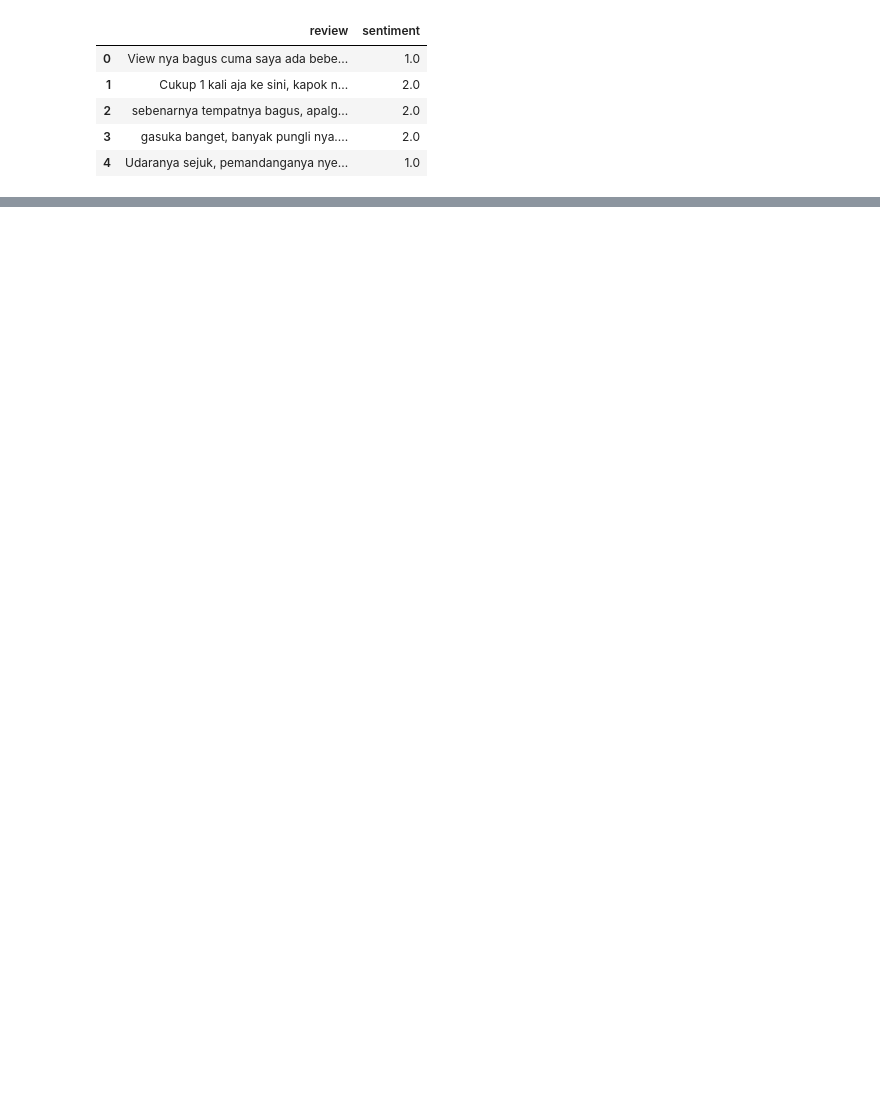
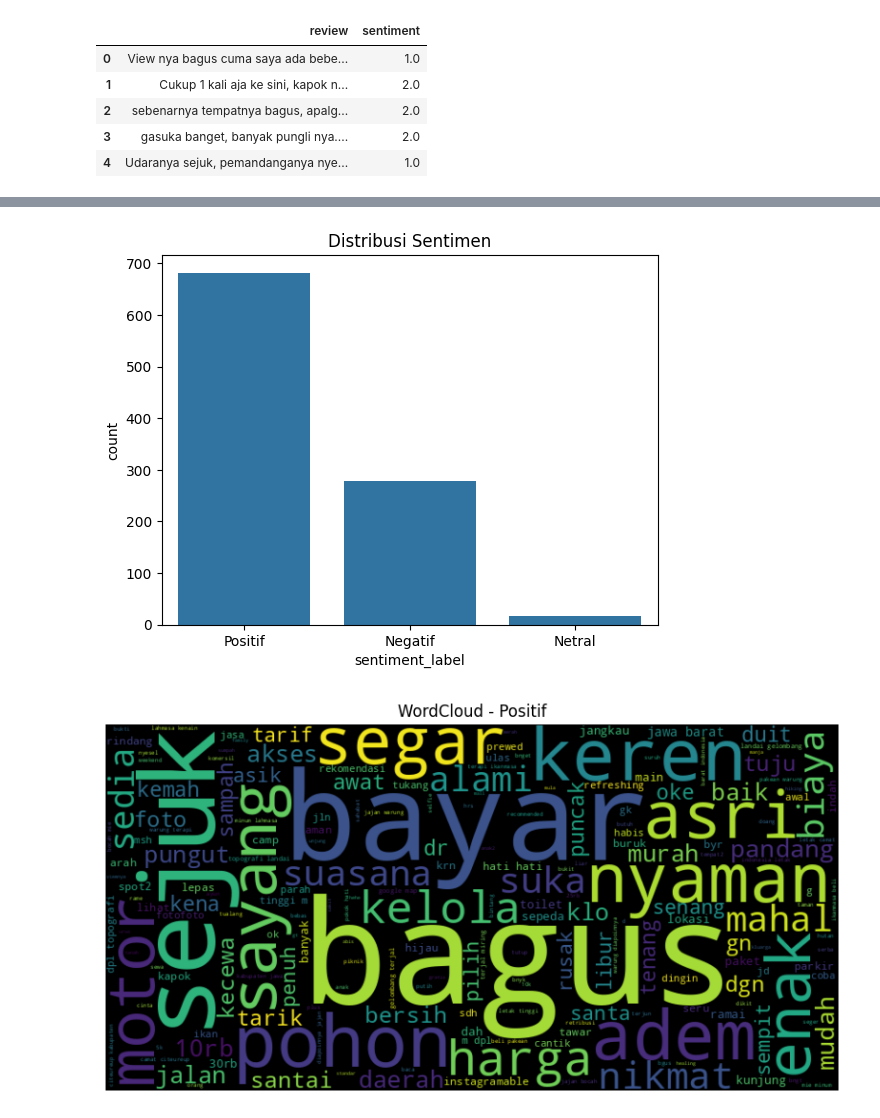
Before and after one commit to StarkPlague/ML-GnPancar-Sentiment-Analysis, a Jupyter notebook: pungli_sentiment_analysis.ipynb, the cells around one changed output, grey strips where cells are left out. Drawn from its saved outputs; the diff is of its cells as text; code cells hidden in the pictures; blank space fills up the shorter version.

```diff
--- a/pungli_sentiment_analysis.ipynb
+++ b/pungli_sentiment_analysis.ipynb
@@ -113,0 +161,26 @@ Loss: 0.44388797879219055, Accuracy: 0.8605442047119141
+# %%
+from collections import Counter
+from wordcloud import WordCloud
+
+sentiment_label_map = {0: 'Netral', 1: 'Positif', 2: 'Negatif'}
+df['sentiment_label'] = df['sentiment'].map(sentiment_label_map)
+
+# Distribusi Sentimen
+sns.countplot(x='sentiment_label', data=df)
+plt.title("Distribusi Sentimen")
+plt.show()
+
+# WordCloud per Sentimen
+for label in df['sentiment_label'].unique():
+    words = df[df['sentiment_label'] == label]['cleaned'].apply(lambda x: ' '.join(x))
+    combined_text = ' '.join(words)
+    wordcloud = WordCloud(width=800, height=400).generate(combined_text)
+
+    plt.figure(figsize=(10, 5))
+    plt.imshow(wordcloud, interpolation='bilinear')
+    plt.axis('off')
+    plt.title(f'WordCloud - {label}')
+    plt.show()
+# %% [output]
+[figure, added]
+[figure, added]
```
Also changed, not shown: parts of 7 cells of this notebook.
